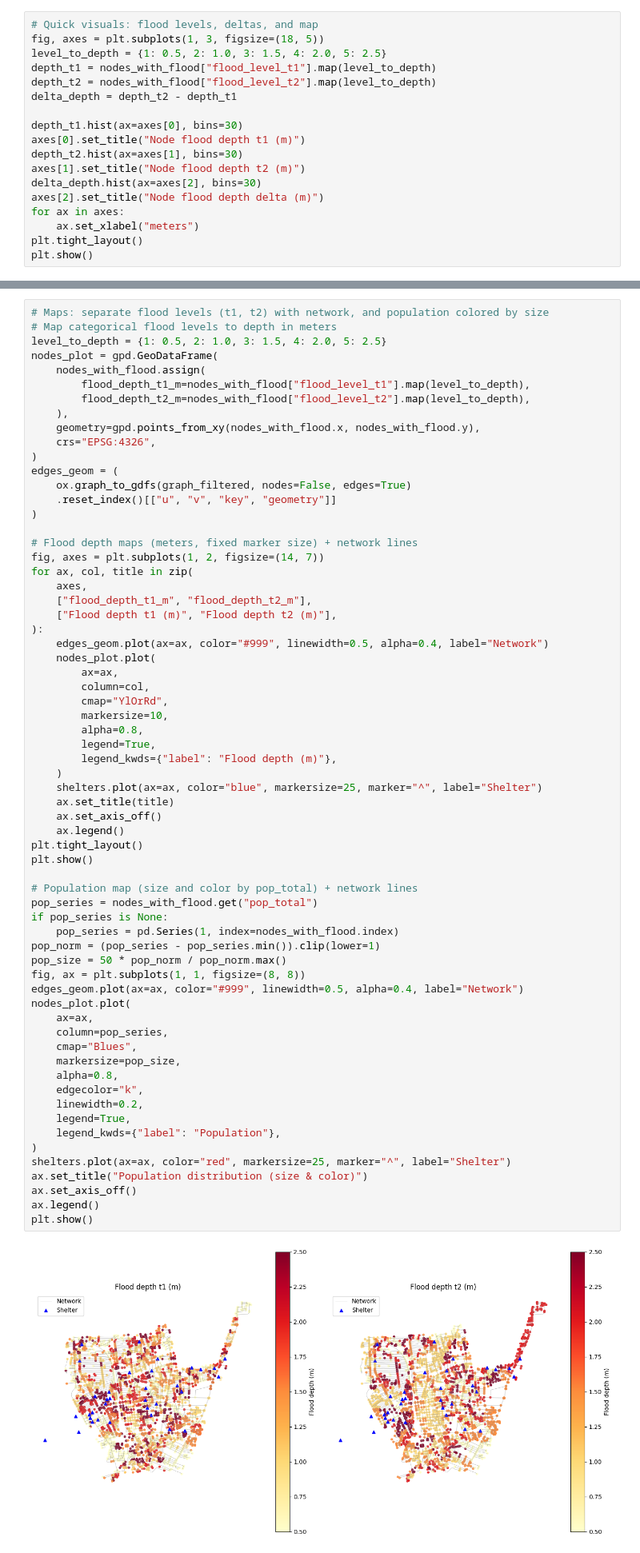
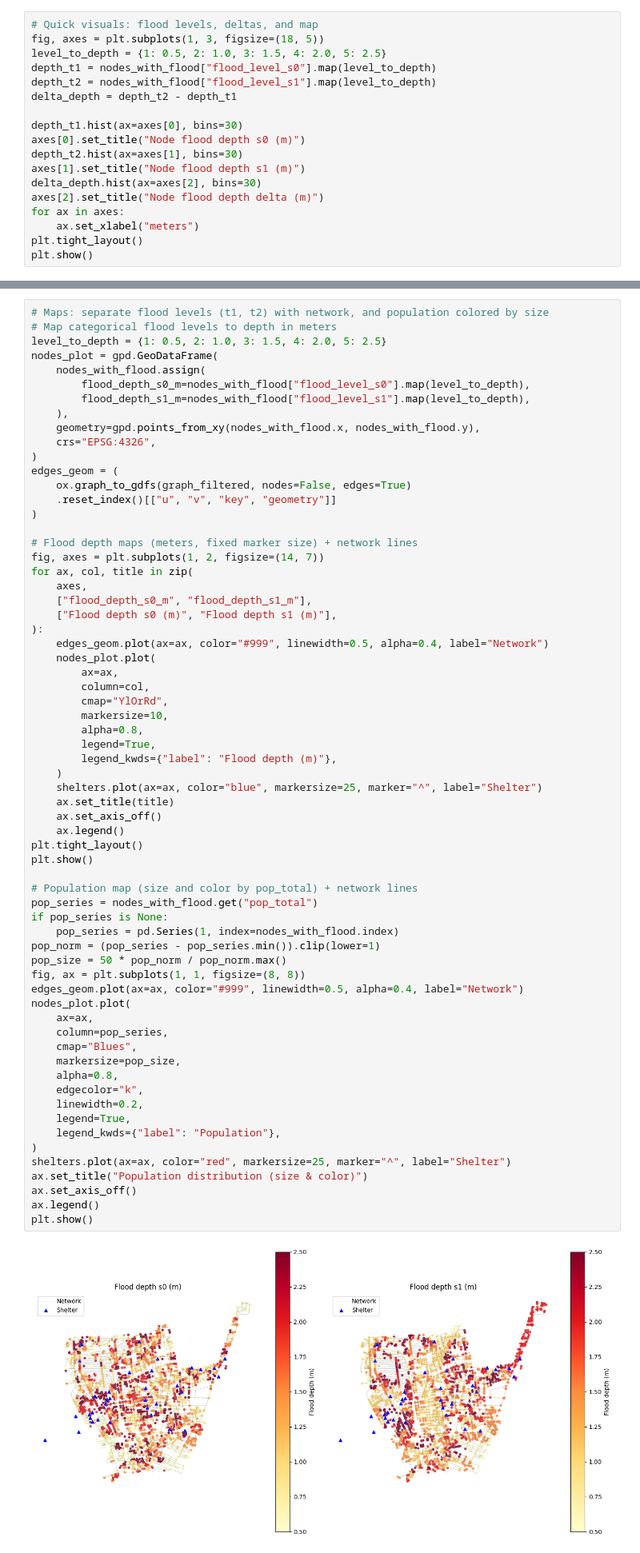
Before and after one commit to CosmosDever/Thesis-EvSim-Flooding-TH, a Jupyter notebook: Test_on_HatYai.ipynb, the cells around one changed output, grey strips where cells are left out. Shown at 80% size. Saved outputs shown, nothing was run; the diff lists cells and outputs as text.

```diff
--- a/Test_on_HatYai.ipynb
+++ b/Test_on_HatYai.ipynb
@@ -439,14 +438,14 @@ Flood attributes attached (t1 & t2):
 # Quick visuals: flood levels, deltas, and map
 fig, axes = plt.subplots(1, 3, figsize=(18, 5))
 level_to_depth = {1: 0.5, 2: 1.0, 3: 1.5, 4: 2.0, 5: 2.5}
-depth_t1 = nodes_with_flood["flood_level_t1"].map(level_to_depth)
-depth_t2 = nodes_with_flood["flood_level_t2"].map(level_to_depth)
+depth_t1 = nodes_with_flood["flood_level_s0"].map(level_to_depth)
+depth_t2 = nodes_with_flood["flood_level_s1"].map(level_to_depth)
 delta_depth = depth_t2 - depth_t1
 
 depth_t1.hist(ax=axes[0], bins=30)
-axes[0].set_title("Node flood depth t1 (m)")
+axes[0].set_title("Node flood depth s0 (m)")
 depth_t2.hist(ax=axes[1], bins=30)
-axes[1].set_title("Node flood depth t2 (m)")
+axes[1].set_title("Node flood depth s1 (m)")
 delta_depth.hist(ax=axes[2], bins=30)
 axes[2].set_title("Node flood depth delta (m)")
 for ax in axes:
@@ -461,8 +460,8 @@ plt.show()
 level_to_depth = {1: 0.5, 2: 1.0, 3: 1.5, 4: 2.0, 5: 2.5}
 nodes_plot = gpd.GeoDataFrame(
     nodes_with_flood.assign(
-        flood_depth_t1_m=nodes_with_flood["flood_level_t1"].map(level_to_depth),
-        flood_depth_t2_m=nodes_with_flood["flood_level_t2"].map(level_to_depth),
+        flood_depth_s0_m=nodes_with_flood["flood_level_s0"].map(level_to_depth),
+        flood_depth_s1_m=nodes_with_flood["flood_level_s1"].map(level_to_depth),
     ),
     geometry=gpd.points_from_xy(nodes_with_flood.x, nodes_with_flood.y),
     crs="EPSG:4326",
@@ -476,8 +475,8 @@ edges_geom = (
 fig, axes = plt.subplots(1, 2, figsize=(14, 7))
 for ax, col, title in zip(
     axes,
-    ["flood_depth_t1_m", "flood_depth_t2_m"],
-    ["Flood depth t1 (m)", "Flood depth t2 (m)"],
+    ["flood_depth_s0_m", "flood_depth_s1_m"],
+    ["Flood depth s0 (m)", "Flood depth s1 (m)"],
 ):
     edges_geom.plot(ax=ax, color="#999", linewidth=0.5, alpha=0.4, label="Network")
     nodes_plot.plot(
@@ -494,34 +493,34 @@ for ax, col, title in zip(
     ax.set_axis_off()
     ax.legend()
 plt.tight_layout()
 plt.show()
 
 # Population map (size and color by pop_total) + network lines
 pop_series = nodes_with_flood.get("pop_total")
 if pop_series is None:
     pop_series = pd.Series(1, index=nodes_with_flood.index)
 pop_norm = (pop_series - pop_series.min()).clip(lower=1)
 pop_size = 50 * pop_norm / pop_norm.max()
 fig, ax = plt.subplots(1, 1, figsize=(8, 8))
 edges_geom.plot(ax=ax, color="#999", linewidth=0.5, alpha=0.4, label="Network")
 nodes_plot.plot(
     ax=ax,
     column=pop_series,
     cmap="Blues",
     markersize=pop_size,
     alpha=0.8,
     edgecolor="k",
     linewidth=0.2,
     legend=True,
     legend_kwds={"label": "Population"},
 )
 shelters.plot(ax=ax, color="red", markersize=25, marker="^", label="Shelter")
 ax.set_title("Population distribution (size & color)")
 ax.set_axis_off()
 ax.legend()
 plt.show()
 # %% [output]
-[figure, old version]
+[figure, new version]
 [figure]
 # %% [markdown]
 # Flood-aware evacuation parameters and simulation setup
```
Also changed, not shown: parts of 5 cells of this notebook, 6 other files.
